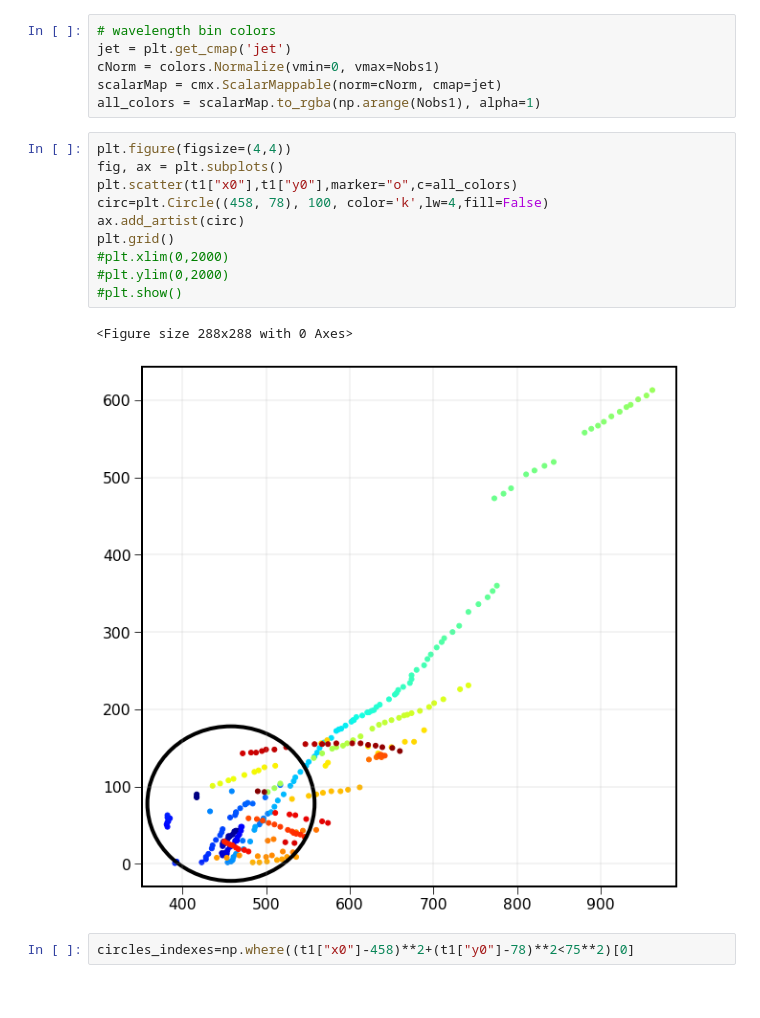
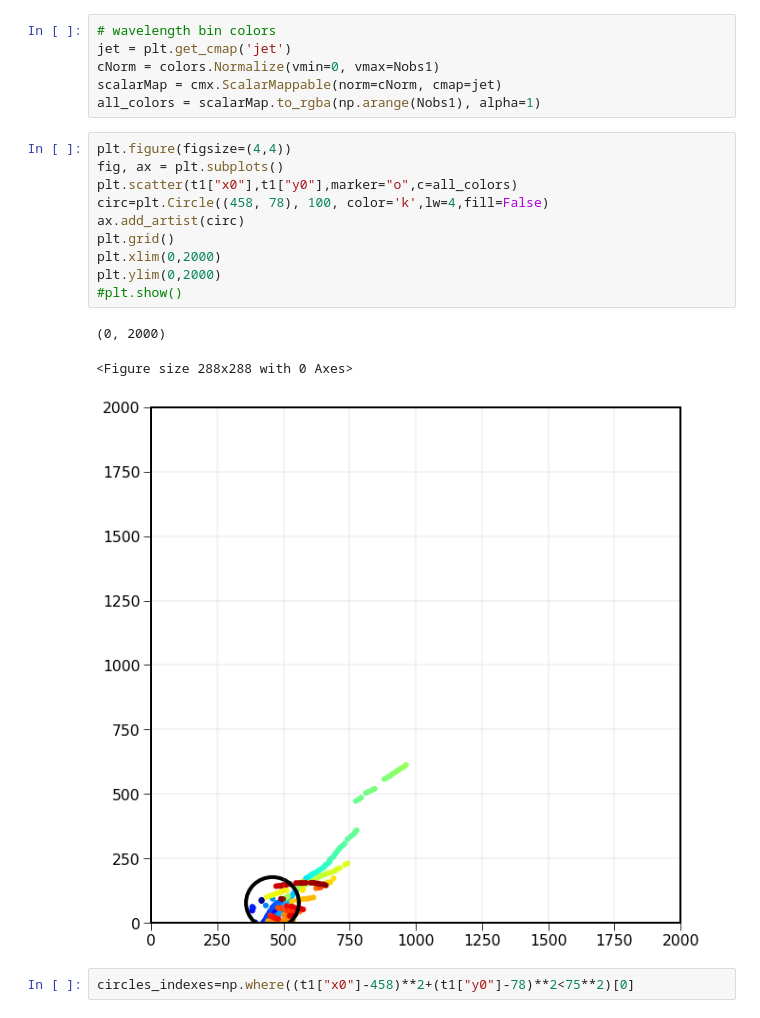
Before and after one commit to sylvielsstfr/SpectractorAnaAtm19, a Jupyter notebook: ana_20190215_HD116405_Filtre_None/MergeSpectroPhotometry_v2.ipynb, the cells around one changed output. Saved outputs shown, nothing was run; the diff lists cells and outputs as text.

```diff
--- a/ana_20190215_HD116405_Filtre_None/MergeSpectroPhotometry_v2.ipynb
+++ b/ana_20190215_HD116405_Filtre_None/MergeSpectroPhotometry_v2.ipynb
@@ -391,16 +387,17 @@ all_colors = scalarMap.to_rgba(np.arange(Nobs1), alpha=1)
 # %%
 plt.figure(figsize=(4,4))
 fig, ax = plt.subplots()
 plt.scatter(t1["x0"],t1["y0"],marker="o",c=all_colors)
 circ=plt.Circle((458, 78), 100, color='k',lw=4,fill=False)
 ax.add_artist(circ)
 plt.grid()
-#plt.xlim(0,2000)
-#plt.ylim(0,2000)
+plt.xlim(0,2000)
+plt.ylim(0,2000)
 #plt.show()
 # %% [output]
-<Figure size 288x288 with 0 Axes>
+(0, 2000)
+<Figure size 288x288 with 0 Axes>
-[figure, old version]
+[figure, new version]
 # %%
 circles_indexes=np.where((t1["x0"]-458)**2+(t1["y0"]-78)**2<75**2)[0]
 # %%
```
Also changed, not shown: parts of 1 cell of this notebook, 11 other files.
